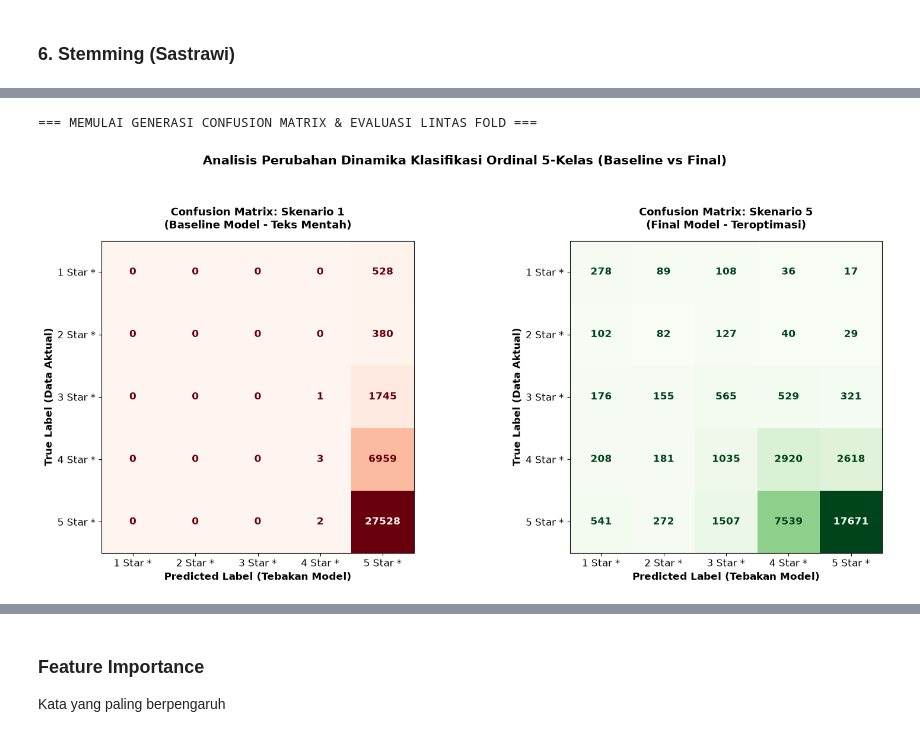
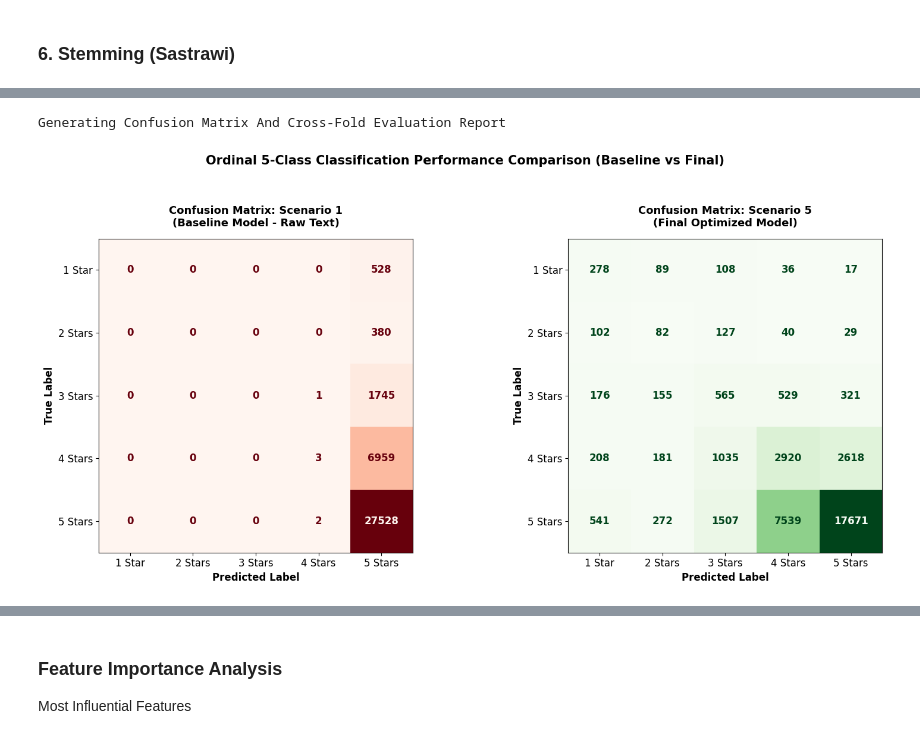
Before and after one commit to erlangga-g/NB_AnalisiSentimen, a Jupyter notebook: notebooks/ordinal_rating_classification.ipynb, the cells around one changed output, grey strips where cells are left out. Saved outputs shown, nothing was run; the diff lists cells and outputs as text; code cells hidden in the pictures.

```diff
--- a/notebooks/ordinal_rating_classification.ipynb
+++ b/notebooks/ordinal_rating_classification.ipynb
@@ -2033,69 +2258,66 @@ print("- Variabel pred_final_cv BERHASIL dibuat.")
 # %%
-# ==============================================================================
-# --- 4.5 Analisis Perbandingan Matriks Kebingungan & Classification Report (Full 10-Fold CV) ---
-# ==============================================================================
+# 4.6 Confusion Matrix Comparison And Classification Report (Full 10-Fold CV)
+print("Generating Confusion Matrix And Cross-Fold Evaluation Report")
 
-print("=== MEMULAI GENERASI CONFUSION MATRIX & EVALUASI LINTAS FOLD ===")
+# Define Ordinal Rating Label Order (1 To 5 Stars).
+labels_rating = [1, 2, 3, 4, 5]
+display_labels = ['1 Star', '2 Stars', '3 Stars', '4 Stars', '5 Stars']
 
-# 1. Menentukan Urutan Label Ordinal (Rating 1 sampai 5 Bintang)
-labels_rating = [1, 2, 3, 4, 5]
-display_labels = ['1 Star *', '2 Star *', '3 Star *', '4 Star *', '5 Star *']
-
-# 2. Inisialisasi Kanvas Visualisasi Berdampingan (Reds vs Greens)
+# Create Side-By-Side Visualization Canvas.
 fig, ax = plt.subplots(1, 2, figsize=(16, 7))
 
-# --- [SKENARIO 1: BASELINE (TANPA SMOTE)] ---
-# Menghitung confusion matrix akumulasi dari seluruh fold
+# Scenario 1: Baseline Model Without SMOTE.
+# Calculate Accumulated Confusion Matrix Across All Folds.
 cm_baseline = confusion_matrix(y_actual_rating, pred_baseline_cv, labels=labels_rating)
 disp_baseline = ConfusionMatrixDisplay(confusion_matrix=cm_baseline, display_labels=display_labels)
 disp_baseline.plot(cmap='Reds', ax=ax[0], colorbar=False)
 
-ax[0].set_title('Confusion Matrix: Skenario 1\n(Baseline Model - Teks Mentah)',
-                fontsize=13, fontweight='bold', pad=15)
-ax[0].set_xlabel('Predicted Label (Tebakan Model)', fontsize=12, fontweight='bold')
-ax[0].set_ylabel('True Label (Data Aktual)', fontsize=12, fontweight='bold')
+ax[0].set_title('Confusion Matrix: Scenario 1\n(Baseline Model - Raw Text)', fontsize=13, fontweight='bold', pad=15)
+ax[0].set_xlabel('Predicted Label', fontsize=12, fontweight='bold')
+ax[0].set_ylabel('True Label', fontsize=12, fontweight='bold')
 ax[0].tick_params(axis='both', labelsize=12)
 
 for text in disp_baseline.text_.flat:
     text.set_fontsize(12)
     text.set_fontweight('bold')
 
-# --- [SKENARIO 5 FINAL OPTIMIZED (DENGAN SMOTE + TUNING)] ---
-# Menghitung confusion matrix akhir sistem yang dioptimalkan
+# Scenario 5: Final Optimized Model With SMOTE And Hyperparameter Tuning.
+# Calculate Final Confusion Matrix From Optimized System.
 cm_final = confusion_matrix(y_actual_rating, pred_final_cv, labels=labels_rating)
 disp_final = ConfusionMatrixDisplay(confusion_matrix=cm_final, display_labels=display_labels)
 disp_final.plot(cmap='Greens', ax=ax[1], colorbar=False)
 
-ax[1].set_title('Confusion Matrix: Skenario 5\n(Final Model - Teroptimasi)',
-                fontsize=13, fontweight='bold', pad=15)
-ax[1].set_xlabel('Predicted Label (Tebakan Model)', fontsize=12, fontweight='bold')
-ax[1].set_ylabel('True Label (Data Aktual)', fontsize=12, fontweight='bold')
+
+ax[1].set_title('Confusion Matrix: Scenario 5\n(Final Optimized Model)', fontsize=13, fontweight='bold', pad=15)
+ax[1].set_xlabel('Predicted Label', fontsize=12, fontweight='bold')
+ax[1].set_ylabel('True Label', fontsize=12, fontweight='bold')
 ax[1].tick_params(axis='both', labelsize=12)
 
 for text in disp_final.text_.flat:
     text.set_fontsize(12)
     text.set_fontweight('bold')
 
-plt.suptitle('Analisis Perubahan Dinamika Klasifikasi Ordinal 5-Kelas (Baseline vs Final)',
-             fontsize=15, fontweight='bold', y=1.05)
-
+plt.suptitle('Ordinal 5-Class Classification Performance Comparison (Baseline vs Final)', fontsize=15, fontweight='bold', y=1.05)
 plt.subplots_adjust(wspace=0.25)
 plt.tight_layout()
-# Menyimpan gambar kualitas tinggi untuk di-insert ke Bab 4 Word
-plt.savefig('images/confusion_matrix_comparison_final.png', dpi=300, bbox_inches='tight')
+
+# Save High-Resolution Visualization Output.
+plt.savefig('../images/confusion_matrix_comparison_final.png', dpi=300, bbox_inches='tight')
+
 plt.show()
 
-# --- HASIL LAPORAN TEKS (CLEAN WITHOUT WARNINGS) ---
-print("\n" + "="*75)
-print("TEXT REPORT 1: CLASSIFICATION REPORT - BASELINE SYSTEM (FULL CV)")
-print("="*75)
-# FIXED: Menambahkan zero_division=0 untuk membersihkan log dari warning pembagian nol
+# Generate Classification Reports.
+print("\n" + "-" * 75)
+print("Classification Report: Baseline System (Full CV)")
+print("-" * 75)
+
 print(classification_report(y_actual_rating, pred_baseline_cv, target_names=display_labels, zero_division=0))
 
-print("\n" + "="*75)
-print("TEXT REPORT 2: CLASSIFICATION REPORT - FINAL OPTIMIZED SYSTEM (FULL CV)")
-print("="*75)
+print("\n" + "-" * 75)
+print("Classification Report: Final Optimized System (Full CV)")
+print("-" * 75)
+
 print(classification_report(y_actual_rating, pred_final_cv, target_names=display_labels, zero_division=0))
 # %% [output]
-=== MEMULAI GENERASI CONFUSION MATRIX & EVALUASI LINTAS FOLD ===
+Generating Confusion Matrix And Cross-Fold Evaluation Report
-[figure, old version]
+[figure, new version]
@@ -2117,6 +2339,6 @@ TEXT REPORT 1: CLASSIFICATION REPORT - BASELINE SYSTEM (FULL CV)
    macro avg       0.32      0.43      0.34     37146
 weighted avg       0.70      0.58      0.62     37146
 # %% [markdown]
-**<h3>Feature Importance</h3>**
-Kata yang paling berpengaruh
+**<h3>Feature Importance Analysis</h3>**
+Most Influential Features
 # %%
```
Also changed, not shown: parts of 57 cells of this notebook, 23 other files.
